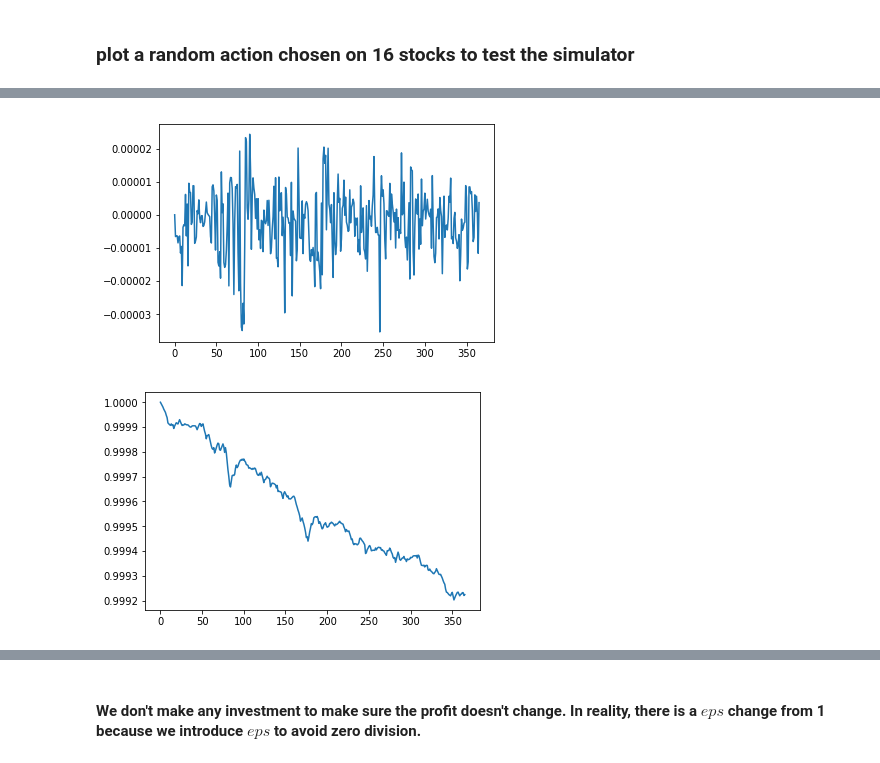
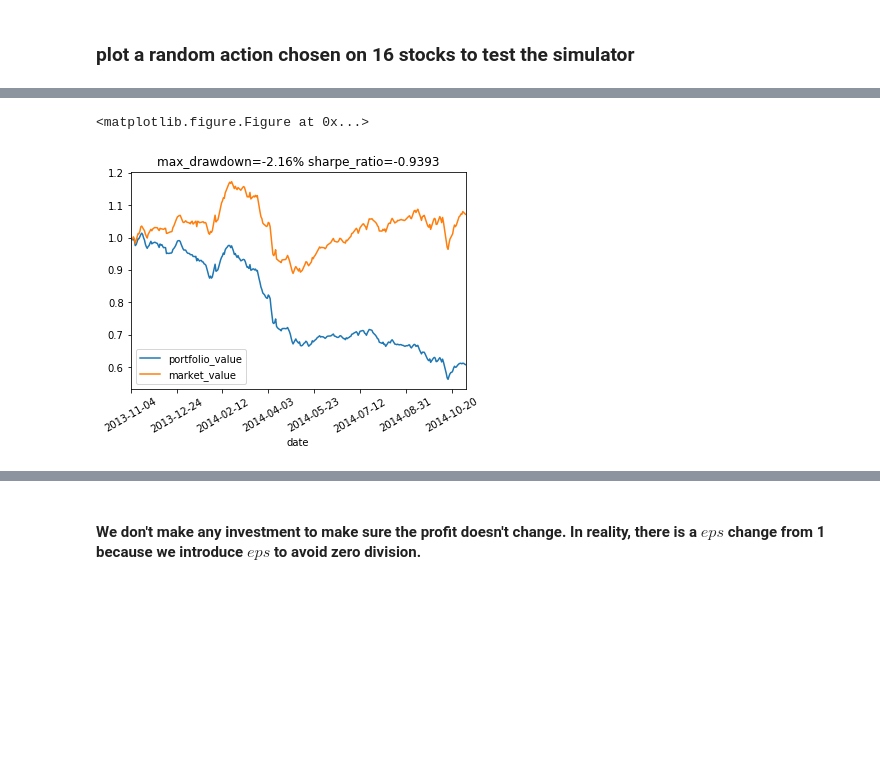
Before and after one commit to vermouth1992/drl-portfolio-management, a Jupyter notebook: src/data_visualization.ipynb, the cells around one changed output, grey strips where cells are left out. Saved outputs shown, nothing was run; the diff lists cells and outputs as text; code cells hidden in the pictures; blank space fills up the shorter version.

```diff
--- a/src/data_visualization.ipynb
+++ b/src/data_visualization.ipynb
@@ -67,20 +61,10 @@ for i in range(365):
     if done:
         break
-# %%
-# reward each day
-plt.figure()
-plt.plot(reward_lst)
-plt.show()
-# %% [output]
-[figure, removed]
-# %%
-# accumulated reward
-profit = [np.exp(x) for x in accumulated_reward_lst]
-plt.figure()
-plt.plot(profit)
-plt.show()
-# %% [output]
-[figure, removed]
+# %%
+env._render()
+# %% [output]
+<matplotlib.figure.Figure at 0x...>
+[figure, added]
 # %%
 obs = env._reset()
 # %% [output]
```
Also changed, not shown: parts of 4 cells of this notebook, 1 other file.
